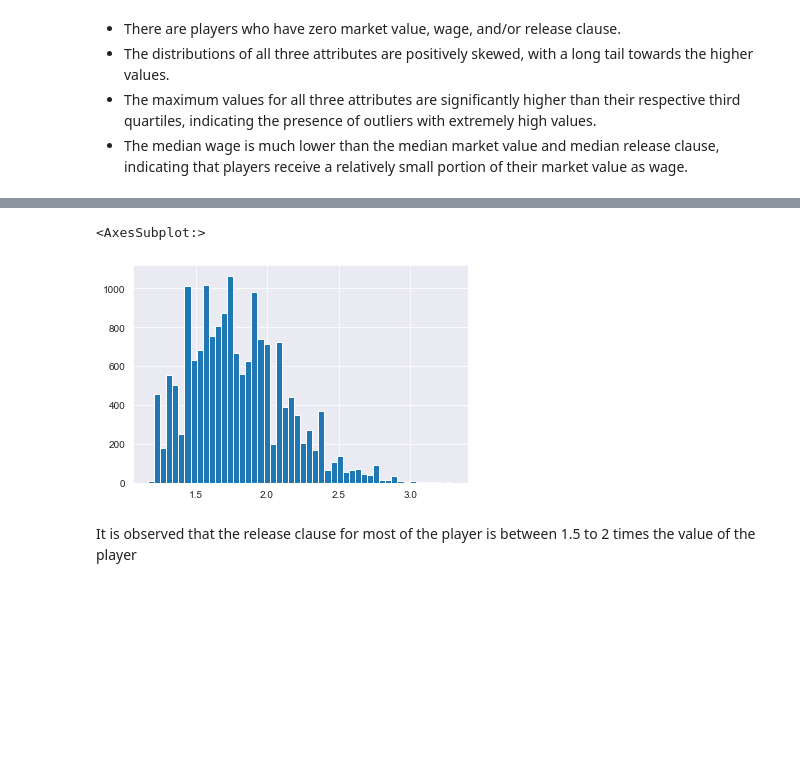
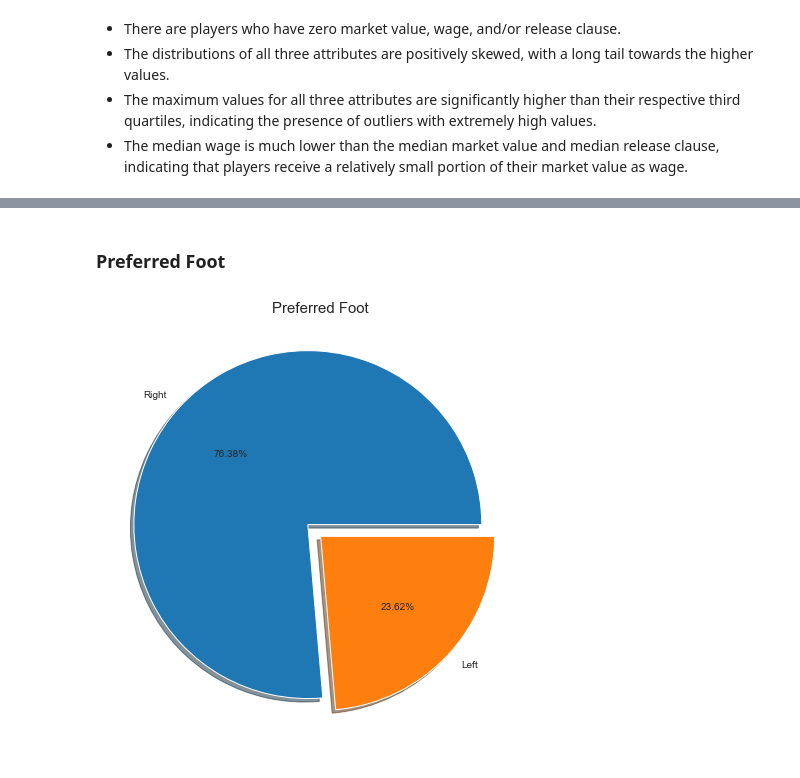
Before and after one commit to mdushetwar/Fifa-Players--EDA-Clustering, a Jupyter notebook: PRCP-1004-Fifa20.ipynb, the cells around one changed output, grey strips where cells are left out. Drawn from its saved outputs; the diff is of its cells as text; code cells hidden in the pictures; blank space fills up the shorter version.

```diff
--- a/PRCP-1004-Fifa20.ipynb
+++ b/PRCP-1004-Fifa20.ipynb
@@ -33,17 +35,6 @@ irrelvant_cols=['sofifa_id', 'player_url', 'long_name', 'dob', 'real_face', 'bod
                 'team_jersey_number', 'nation_jersey_number', 'contract_valid_until', 'player_traits']
 # %%
 fifa= df.drop(irrelvant_cols, axis=1)
-# %%
-# separating numerical and categorical columns
-num_cols=[]
-cat_cols=[]
-
-for col in fifa.columns:
-    if fifa[col].dtype=='object':
-        cat_cols.append(col)
-
-    else:
-        num_cols.append(col)
 # %%
 fifa.shape
 # %% [output]
@@ -314,8 +286,9 @@ sns.set_style('darkgrid')
-# %%
-fifa['wage_release_ratio']=fifa['release_clause_eur']/fifa['value_eur']
-fifa['wage_release_ratio'].hist(bins=50)
-# %% [output]
-<AxesSubplot:>
-[figure, removed]
-# %% [markdown]
-It is observed that the release clause for most of the player is between 1.5 to 2 times the value of the player
+# %% [markdown]
+### Preferred Foot
+# %%
+foot=fifa.preferred_foot.value_counts()
+plt.figure(figsize=(8,8))
+plt.pie(foot, labels=foot.keys(), autopct='%.2f%%', explode=[0.1,0], shadow=True)
+plt.title('Preferred foot'.title(), fontsize=15);
+# %% [output]
+[figure, added]
```
Also changed, not shown: parts of 23 cells of this notebook.
